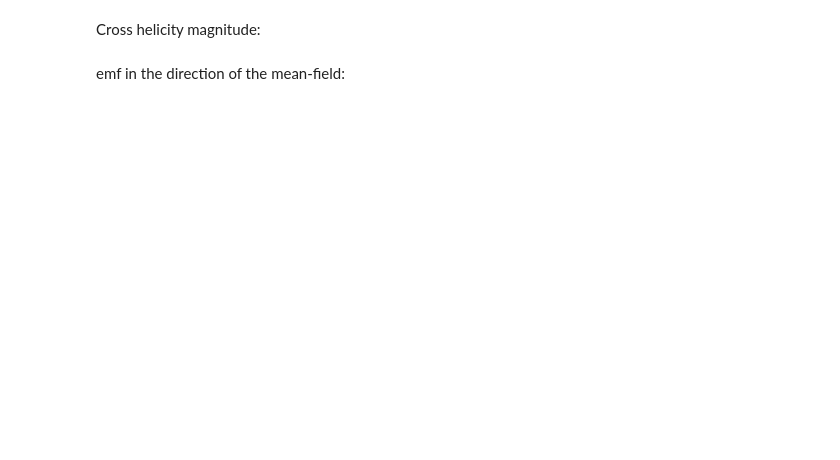
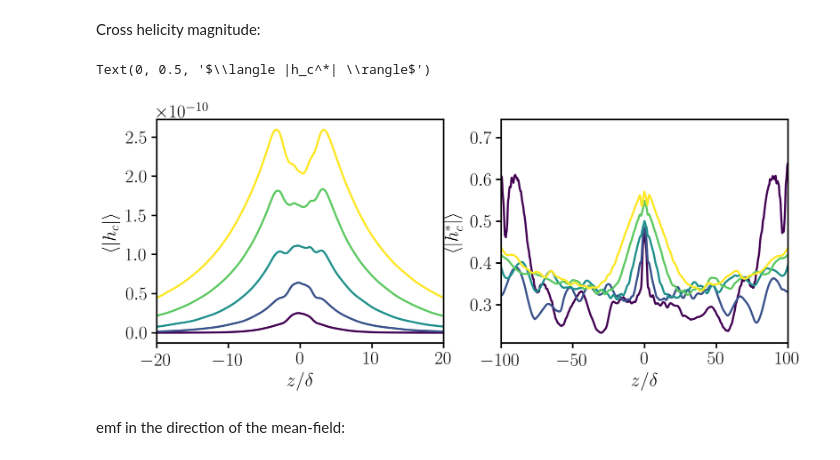
Before and after one commit to benmcdermott/MCwave, a Jupyter notebook: helicity_analysis.ipynb, the cells around one changed output. Drawn from its saved outputs; the diff is of its cells as text; code cells hidden in the pictures; blank space fills up the shorter version.

```diff
--- a/helicity_analysis.ipynb
+++ b/helicity_analysis.ipynb
@@ -125,25 +133,29 @@ plt.ylabel(r'$\langle h_m^* \rangle$')
 # %% [markdown]
 Cross helicity magnitude:
 # %%
+plt.figure(figsize=[11,4])
 plt.subplot(1,2,1)
 ax = plt.gca()
 ax.set_prop_cycle(color=[scalar_map.to_rgba(i) for i in range(numcolors)])
 for i in range(numcolors):
     plt.plot(z,hcav[:,i])
 
 plt.xlim(-20,20)
 plt.xlabel(r'$z/\delta$')
 plt.ylabel(r'$\langle |h_c| \rangle$')
 
 plt.subplot(1,2,2)
 ax = plt.gca()
 ax.set_prop_cycle(color=[scalar_map.to_rgba(i) for i in range(numcolors)])
 for i in range(numcolors):
     plt.plot(z,hcavr[:,i])
 
-plt.xlim(-20,20)
+plt.xlim(-100,100)
 plt.xlabel(r'$z/\delta$')
 plt.ylabel(r'$\langle |h_c^*| \rangle$')
+# %% [output]
+Text(0, 0.5, '$\\langle |h_c^*| \\rangle$')
+[figure, added]
 # %% [markdown]
 emf in the direction of the mean-field:
 # %%
```
Also changed, not shown: parts of 3 cells of this notebook.
